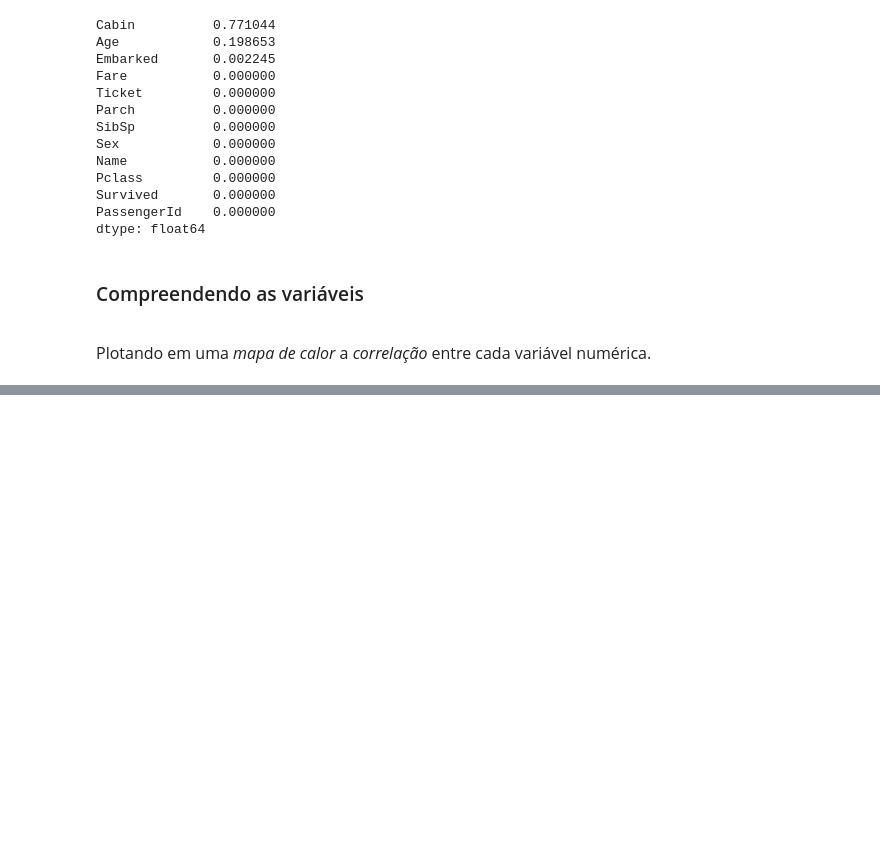
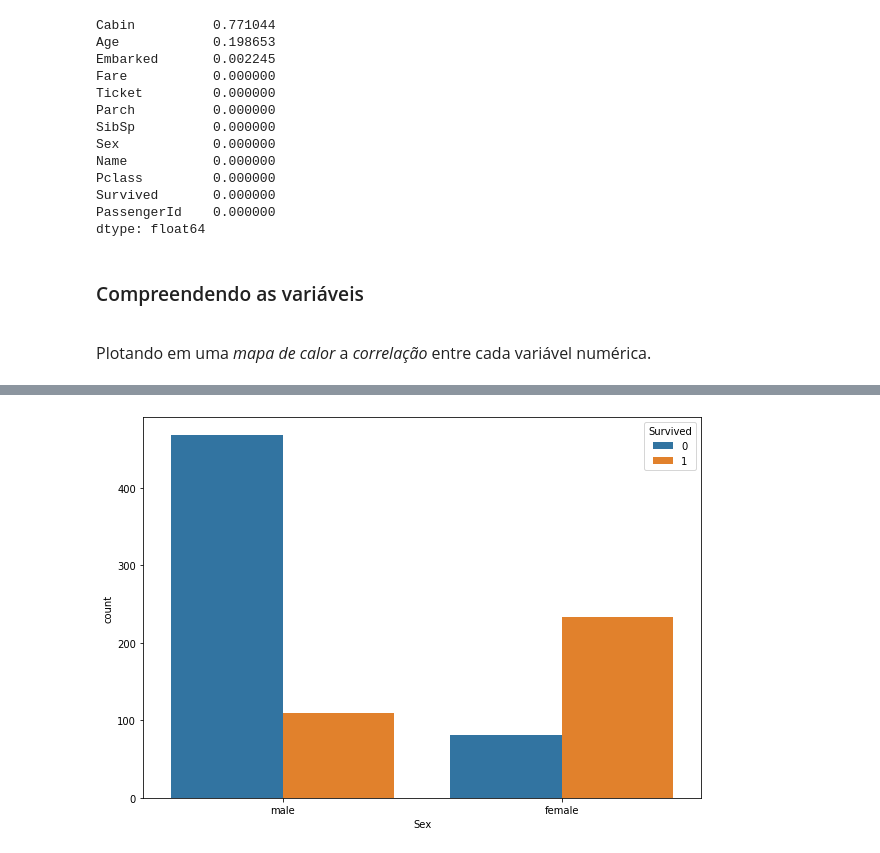
Before and after one commit to LucasKido/titanic-ml-from-disaster, a Jupyter notebook: titanic.ipynb, the cells around one changed output, grey strips where cells are left out. Saved outputs shown, nothing was run; the diff lists cells and outputs as text; code cells hidden in the pictures; blank space fills up the shorter version.

```diff
--- a/titanic.ipynb
+++ b/titanic.ipynb
@@ -112,0 +107,7 @@ sns.distplot(df_train['Age']);
+# %%
+plt.figure(figsize=(10, 7))
+sns.countplot(data=df_train,
+              x='Sex',
+              hue='Survived');
+# %% [output]
+[figure, added]
```
Also changed, not shown: parts of 11 cells of this notebook.
